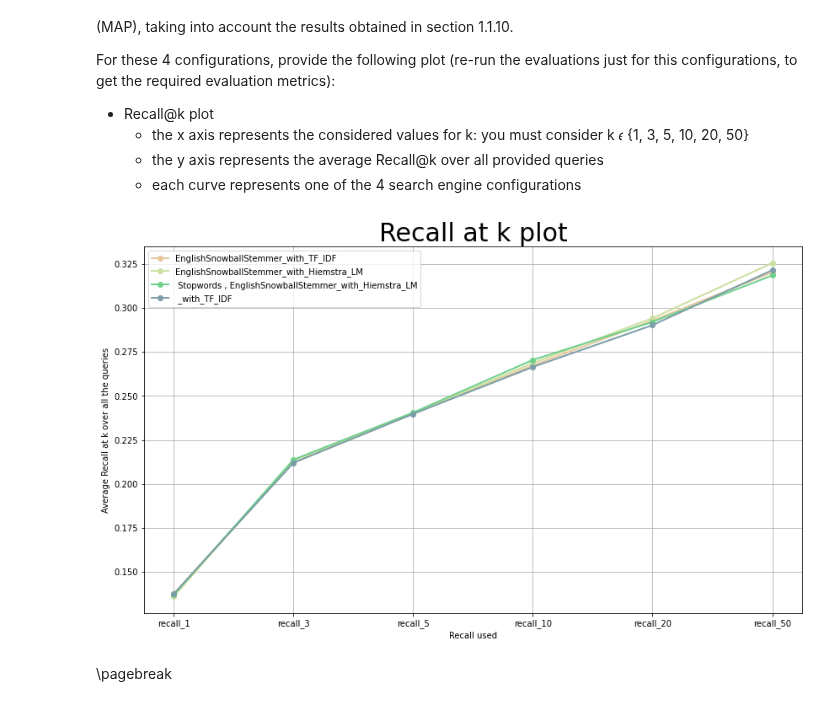
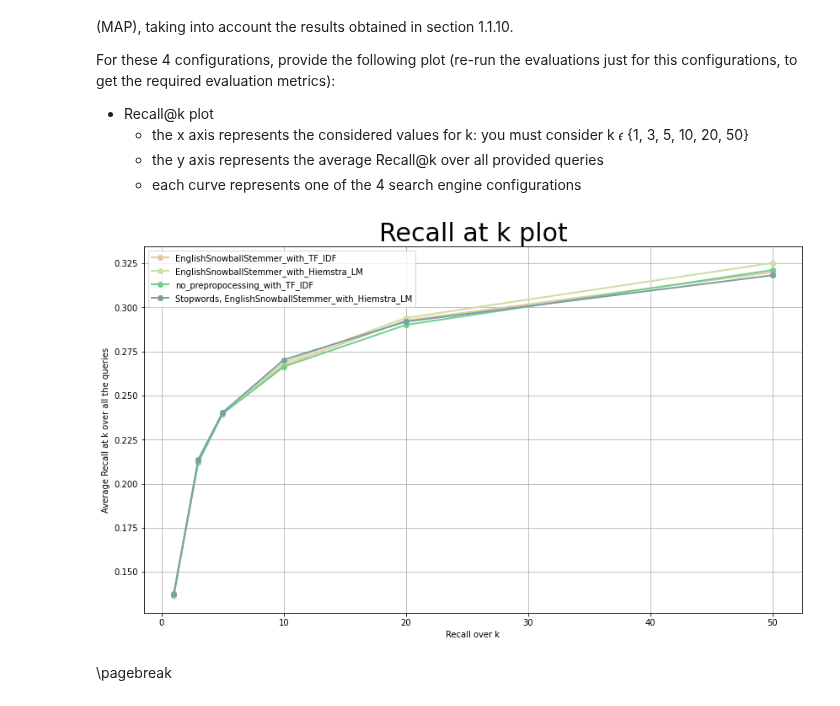
Before and after one commit to Ciambelle-Ciociare/ADM_Homework_1, a Jupyter notebook: DMT2023_HW1.ipynb, the cells around one changed output. Saved outputs shown, nothing was run; the diff lists cells and outputs as text; code cells hidden in the pictures.

```diff
--- a/DMT2023_HW1.ipynb
+++ b/DMT2023_HW1.ipynb
@@ -489,27 +490,19 @@ For the last of them, report the number of indexed documents and terms.
 # %%
 #YOUR CODE STARTS HERE#
 # Set a list of preprocessing used
-preprocessing_1 = [ None, None,"EnglishSnowballStemmer"," Stopwords , EnglishSnowballStemmer"]
-preprocessing_2 = [ None , "Stopwords" , None, "Stopwords"]
+stemmer = [ None, None,"EnglishSnowballStemmer"," Stopwords , EnglishSnowballStemmer"]
+stopwords = [ None , "Stopwords" , None, "Stopwords"]
 preprocessing = [' ', 'Stopwords', 'EnglishSnowballStemmer', "Stopwords, EnglishSnowballStemmer"]
 
-# preprocessing = [(None,None), (None, "Stopwords"), ("EnglishSnowballStemmer",None), ("Stopwords, EnglishSnowballStemmer", "Stopwords") ]
 
-def idx_preprop(type_prepro,p,df,column):
-  #pd_indexer = pt.DFIndexer(f"./Inverted_Index/{type_prepro}", overwrite=True , stemmer = type_prepro[0] , stopwords = type_prepro[1])
-
-  pd_indexer = pt.DFIndexer(f"./Inverted_Index/{type_prepro}{p}", overwrite=True , stemmer = type_prepro , stopwords = p )
-
-  #pd_indexer.setProperty("termpipelines", type_prepro)
+def idx_preprop(Stemmer, Stopwords,df,column):
+  pd_indexer = pt.DFIndexer(f"./Inverted_Index/{Stemmer}{Stopwords}", overwrite=True , stemmer = Stemmer , stopwords = Stopwords )
   indexref = pd_indexer.index(df[column], df["docno"])
   return indexref
 
 indeces = []
-for i in range(len(preprocessing_1)):
-
-  #indeces.append(idx_preprop(preprocessing[i],book , "titles" ))
-
-  indeces.append(idx_preprop(preprocessing_1[i], preprocessing_2[i], book , "titles" ))
+for i in range(len(stemmer)):
+  indeces.append(idx_preprop(stemmer[i], stopwords[i], book , "titles" ))
 
 
 index_fac = pt.IndexFactory.of(indeces[-1])
@@ -691,46 +664,38 @@ res_exp_recall = pt.Experiment(
 )
 
 
-
+xs = [1,3,5,10,20,50]
 colors = ["#E6C79C" , "#CDDFA0", "#6FD08C" , "#7B9EA8"]
 res_plot = res_exp_recall.data
 
 res_plot = res_plot.set_index('name')
 
 fig, ax = plt.subplots(figsize=(14, 8))
 i = 0
 for index, row in res_plot.iterrows():
-    ax.plot(row, label=index, marker = 'o' , color = colors[i], linewidth=2)
+    ax.plot(xs,row, label=index, marker = 'o' , color = colors[i], linewidth=2)
     i += 1
 
 ax.set(
-       xlabel = "Recall used",
+       xlabel = "Recall over k",
        ylabel = "Average Recall at k over all the queries")
 plt.title("Recall at k plot", fontsize = 30 )
 ax.grid()
 ax.legend()
 plt.show()
 
 
 
 
 
 
 
 
 
-
-
-
-
-
-
-
-
 #YOUR CODE ENDS HERE#
 #THIS IS LINE 50#
 # %% [output]
-[figure, old version]
+[figure, new version]
 # %% [markdown]
 <div style="page-break-after: always; visibility: hidden">
 \pagebreak
```
Also changed, not shown: parts of 7 cells of this notebook.
